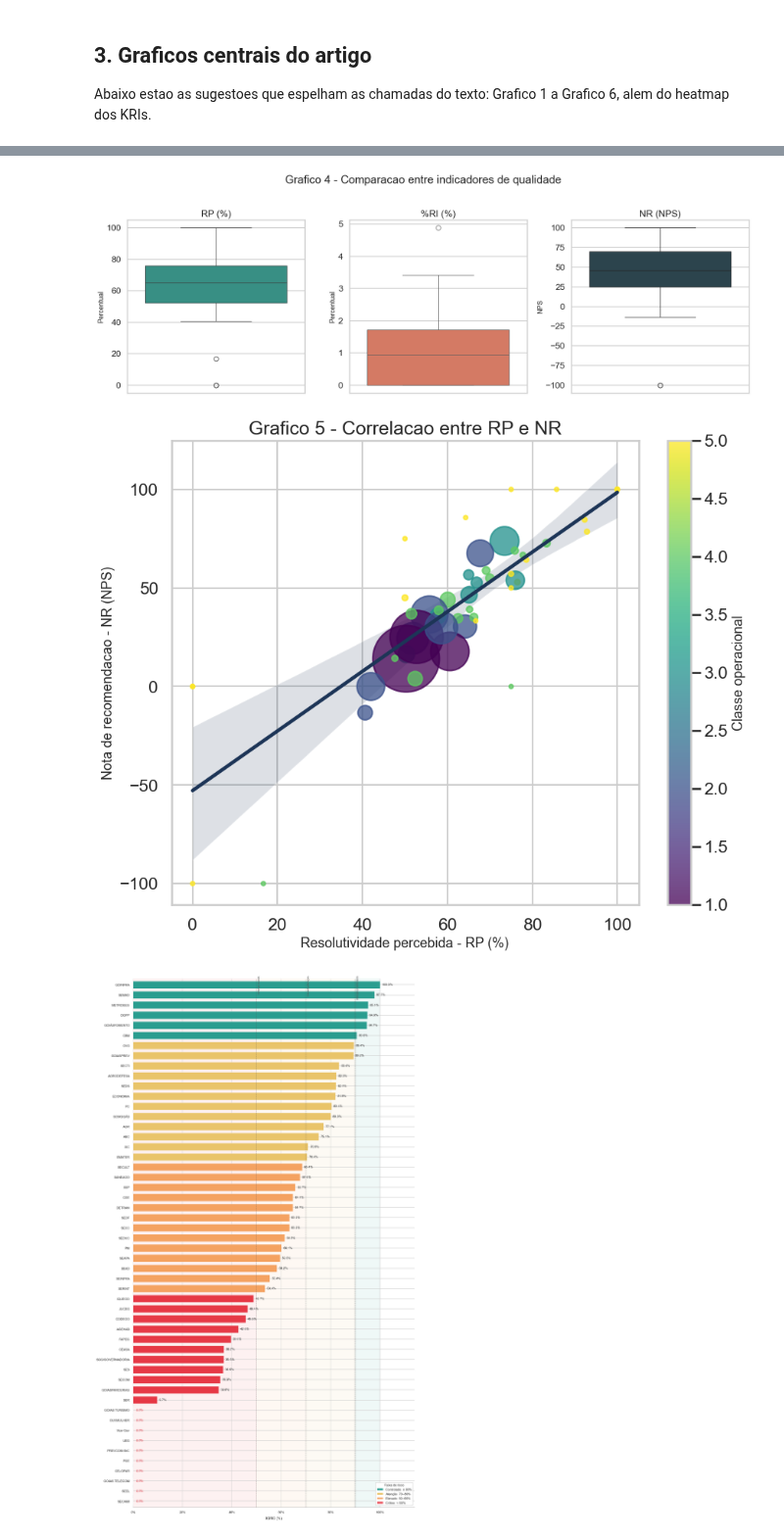
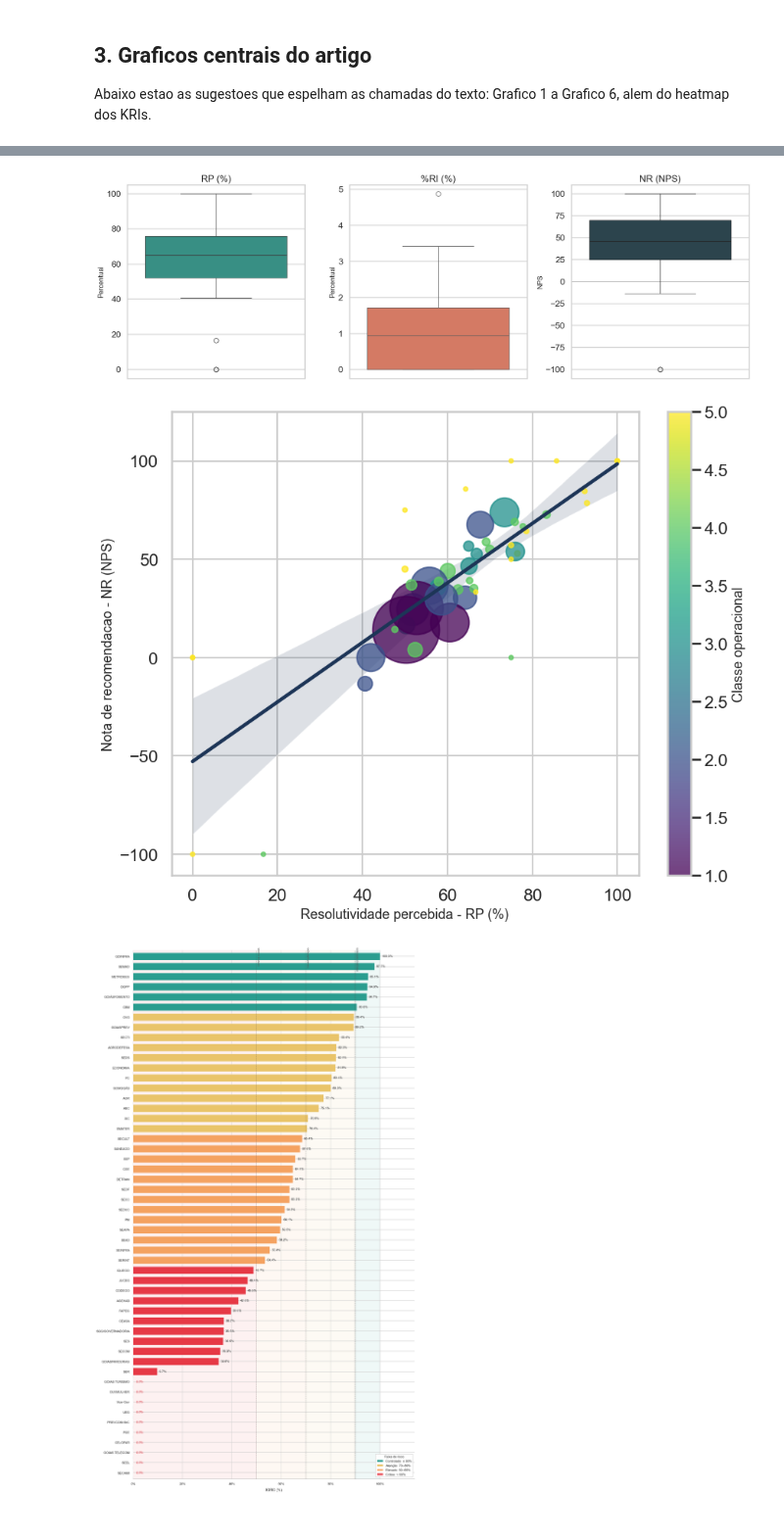
Before and after one commit to andrei-ascl/igro, a Jupyter notebook: 06_notebooks/exploracao/artigo_igro_graficos_tabelas.ipynb, the cells around one changed output, grey strips where cells are left out. Shown at 98% size. Drawn from its saved outputs; the diff is of its cells as text; code cells hidden in the pictures.

```diff
--- a/06_notebooks/exploracao/artigo_igro_graficos_tabelas.ipynb
+++ b/06_notebooks/exploracao/artigo_igro_graficos_tabelas.ipynb
@@ -282,37 +281,35 @@ axes[0].set_title("RP (%)")
 axes[0].set_ylabel("Percentual")
 
 sns.boxplot(data=df, y="ri_pct", color="#E76F51", ax=axes[1])
 axes[1].set_title("%RI (%)")
 axes[1].set_ylabel("Percentual")
 
 sns.boxplot(data=df, y="nr_nps", color="#264653", ax=axes[2])
 axes[2].set_title("NR (NPS)")
 axes[2].set_ylabel("NPS")
 
-fig.suptitle("Grafico 4 - Comparacao entre indicadores de qualidade", y=1.02)
 fig.tight_layout()
 save_fig(fig, "grafico_4_comparacao_indicadores_qualidade.png")
 plt.show()
 
 # Grafico 5 - correlacao entre RP e NR
 fig, ax = plt.subplots(figsize=(10, 8))
 sns.regplot(data=df, x="rp_pct", y="nr_nps", scatter=False, color="#1D3557", ax=ax)
 scatter = ax.scatter(df["rp_pct"], df["nr_nps"], s=np.maximum(df["pesquisas"], 10) * 1.5, c=df["classe_operacional"].astype(int), cmap="viridis", alpha=0.75)
-ax.set_title("Grafico 5 - Correlacao entre RP e NR")
 ax.set_xlabel("Resolutividade percebida - RP (%)")
 ax.set_ylabel("Nota de recomendacao - NR (NPS)")
 cbar = fig.colorbar(scatter, ax=ax)
 cbar.set_label("Classe operacional")
 
 if spearmanr is not None:
     coef, p_value = spearmanr(df["rp_pct"], df["nr_nps"])
     ax.text(0.02, 0.98, f"Spearman = {coef:.3f}\np-valor = {p_value:.4g}", transform=ax.transAxes, ha="left", va="top", bbox={"facecolor": "white", "alpha": 0.8, "edgecolor": "#999"})
 
 save_fig(fig, "grafico_5_correlacao_rp_nr.png")
 plt.show()
 # %% [output]
-[figure, old version]
+[figure, new version]
-[figure, old version]
+[figure, new version]
 # %%
 # Grafico 6 - Distribuicao do IGRO por orgao com faixas de risco
 from matplotlib.patches import Patch
```
Also changed, not shown: parts of 3 cells of this notebook, 1 other file.
